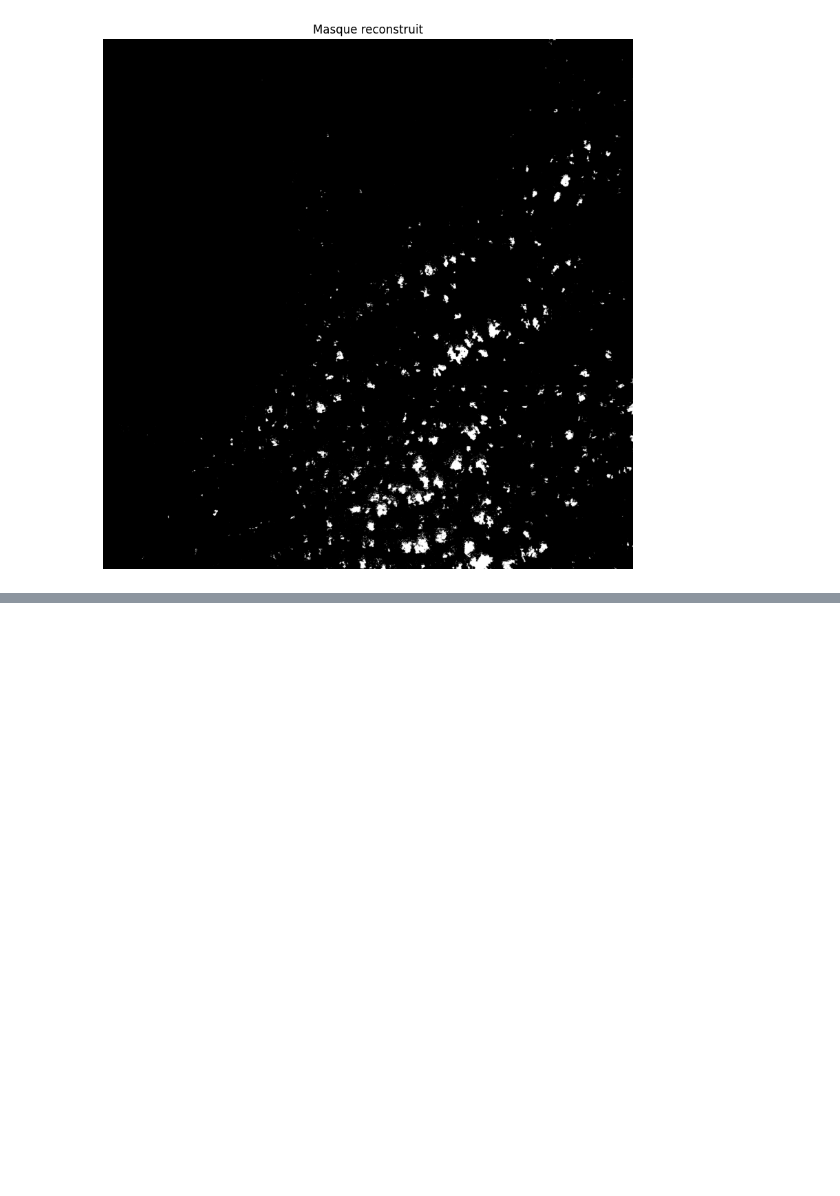
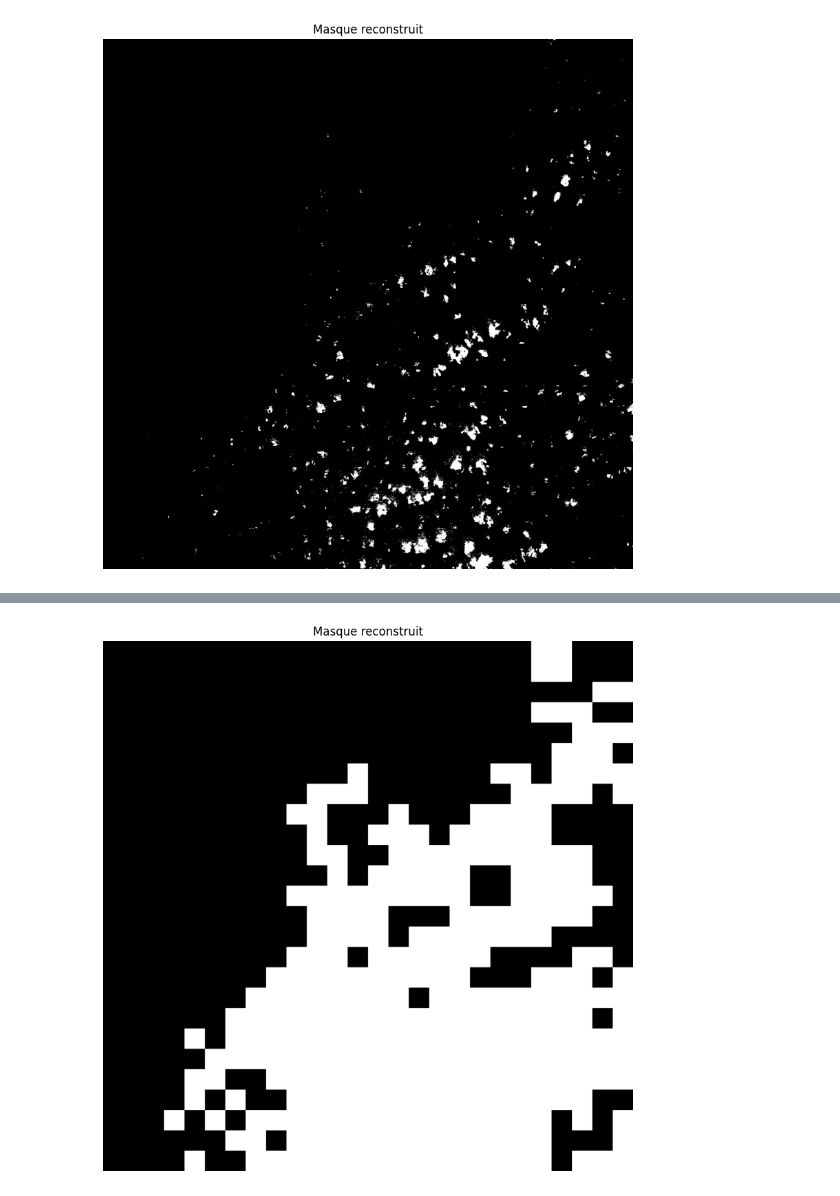
Before and after one commit to tristanGIANDO/satellite, a Jupyter notebook: satellite/exploration/inference.ipynb, the cells around one changed output, grey strips where cells are left out. Drawn from its saved outputs; the diff is of its cells as text; code cells hidden in the pictures; blank space fills up the shorter version.

```diff
--- a/satellite/exploration/inference.ipynb
+++ b/satellite/exploration/inference.ipynb
@@ -355,0 +396,37 @@ show_rgb_with_gt_mask(dataset, masks)
+# %%
+def keep_and_binarize_white_tiles(
+    mask_tensor: torch.Tensor, tile_size: int = 384, threshold: float = 0.5, min_white_ratio: float = 0.9
+) -> torch.Tensor:
+    """
+    Conserve uniquement les tuiles avec ≥ min_white_ratio de pixels blancs (> threshold),
+    et remplace ces tuiles par des tuiles entièrement blanches (valeur 1.0).
+    Toutes les autres sont mises à zéro.
+    """
+    H, W = mask_tensor.shape
+    H_valid = (H // tile_size) * tile_size
+    W_valid = (W // tile_size) * tile_size
+
+    mask_filtered = torch.zeros_like(mask_tensor)
+
+    for y in range(0, H_valid, tile_size):
+        for x in range(0, W_valid, tile_size):
+            tile = mask_tensor[y : y + tile_size, x : x + tile_size]
+            white_ratio = (tile > threshold).float().mean().item()
+
+            if white_ratio >= min_white_ratio:
+                mask_filtered[y : y + tile_size, x : x + tile_size] = 1.0  # replace by white tile
+
+    return mask_filtered
+
+
+mask_filtered = keep_and_binarize_white_tiles(
+    masks[2],
+    tile_size=384,
+    threshold=0.1,  # seuil pour considérer un pixel comme "blanc"
+    min_white_ratio=0.05,  # 90% de pixels blancs requis
+)
+
+
+show_prediction(mask_filtered.numpy(), threshold=0.1)
+# %% [output]
+[figure, added]
```
Also changed, not shown: parts of 12 cells of this notebook, 1 other file.
